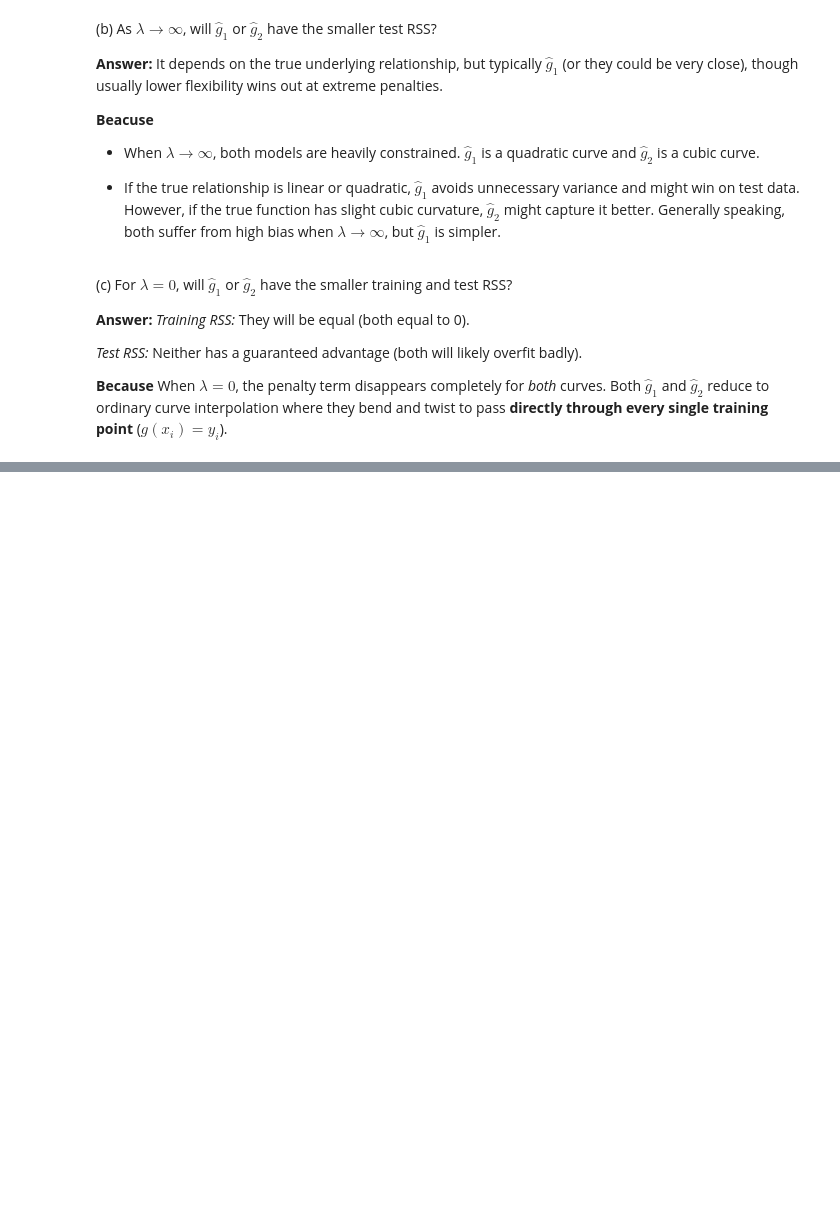
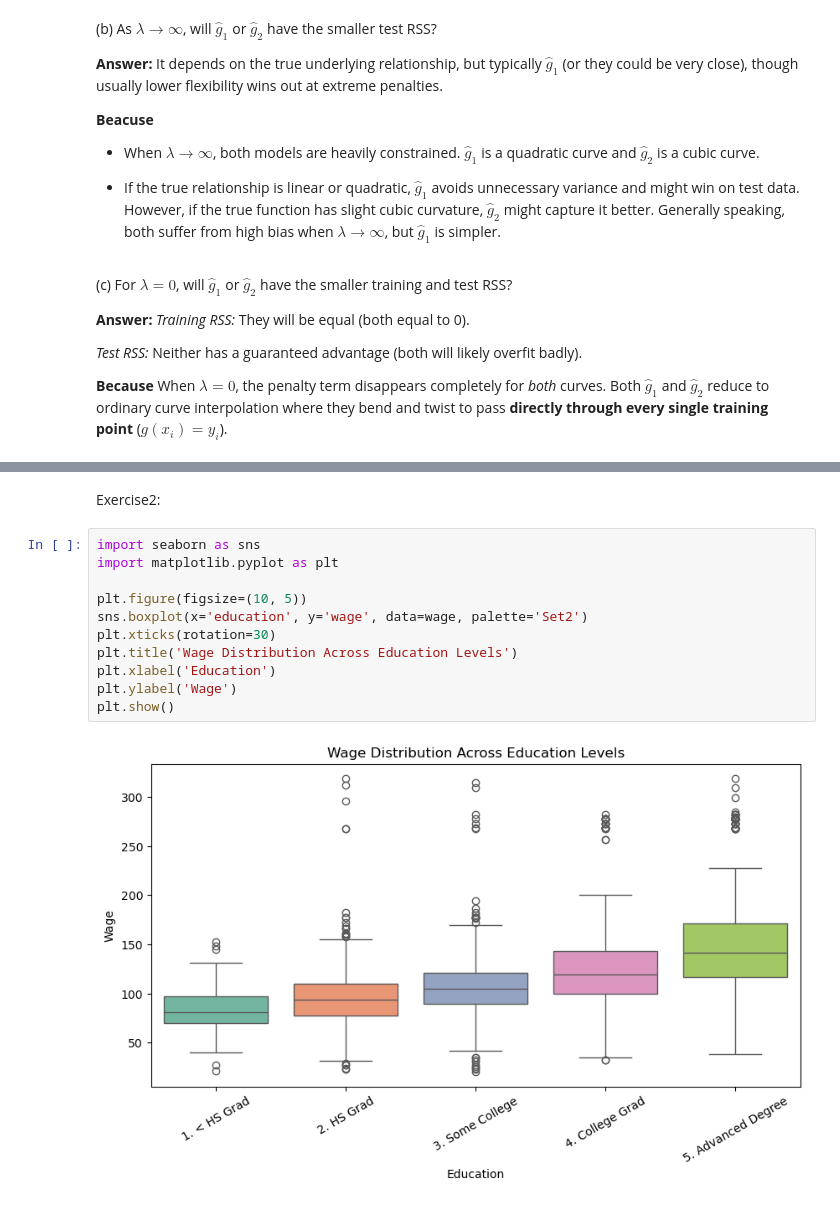
Before and after one commit to fatima-zahra20/ISLP-Solutions, a Jupyter notebook: MySolutionISLP_chap7.ipynb, the cells around one changed output, grey strips where cells are left out. Saved outputs shown, nothing was run; the diff lists cells and outputs as text; blank space fills up the shorter version.

```diff
--- a/MySolutionISLP_chap7.ipynb
+++ b/MySolutionISLP_chap7.ipynb
@@ -365,0 +505,15 @@ Both $\hat{g}_1$ and $\hat{g}_2$ reduce to ordinary curve interpolation where th
+# %% [markdown]
+Exercise2:
+# %%
+import seaborn as sns
+import matplotlib.pyplot as plt
+
+plt.figure(figsize=(10, 5))
+sns.boxplot(x='education', y='wage', data=wage, palette='Set2')
+plt.xticks(rotation=30)
+plt.title('Wage Distribution Across Education Levels')
+plt.xlabel('Education')
+plt.ylabel('Wage')
+plt.show()
+# %% [output]
+[figure, added]
```
Also changed, not shown: parts of 49 cells of this notebook.
